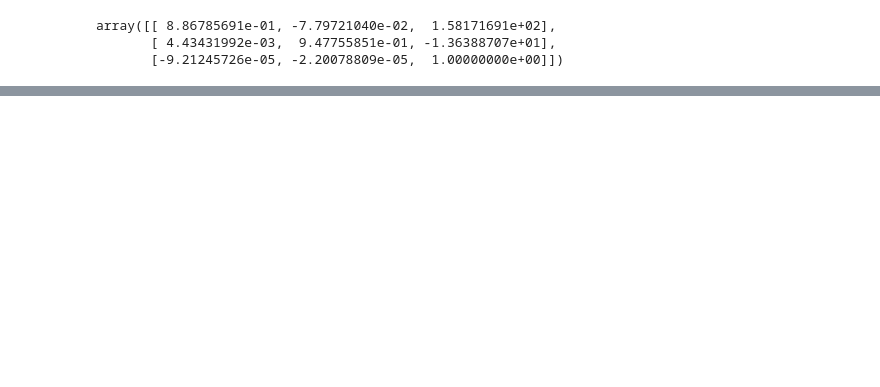
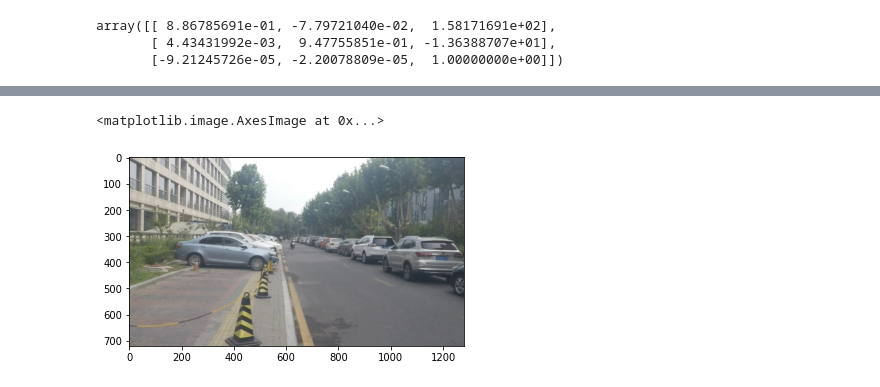
Before and after one commit to imeunu/video_stabilization, a Jupyter notebook: debug.ipynb, the cells around one changed output, grey strips where cells are left out. Drawn from its saved outputs; the diff is of its cells as text; code cells hidden in the pictures; blank space fills up the shorter version.

```diff
--- a/debug.ipynb
+++ b/debug.ipynb
@@ -20,0 +23,5 @@ array([[ 7.86408533e-01, -6.49418915e-02,  1.40203821e+02],
+# %%
+plt.imshow(unstable)
+# %% [output]
+<matplotlib.image.AxesImage at 0x...>
+[figure, added]
```
Also changed, not shown: parts of 11 cells of this notebook, 1 other file.
